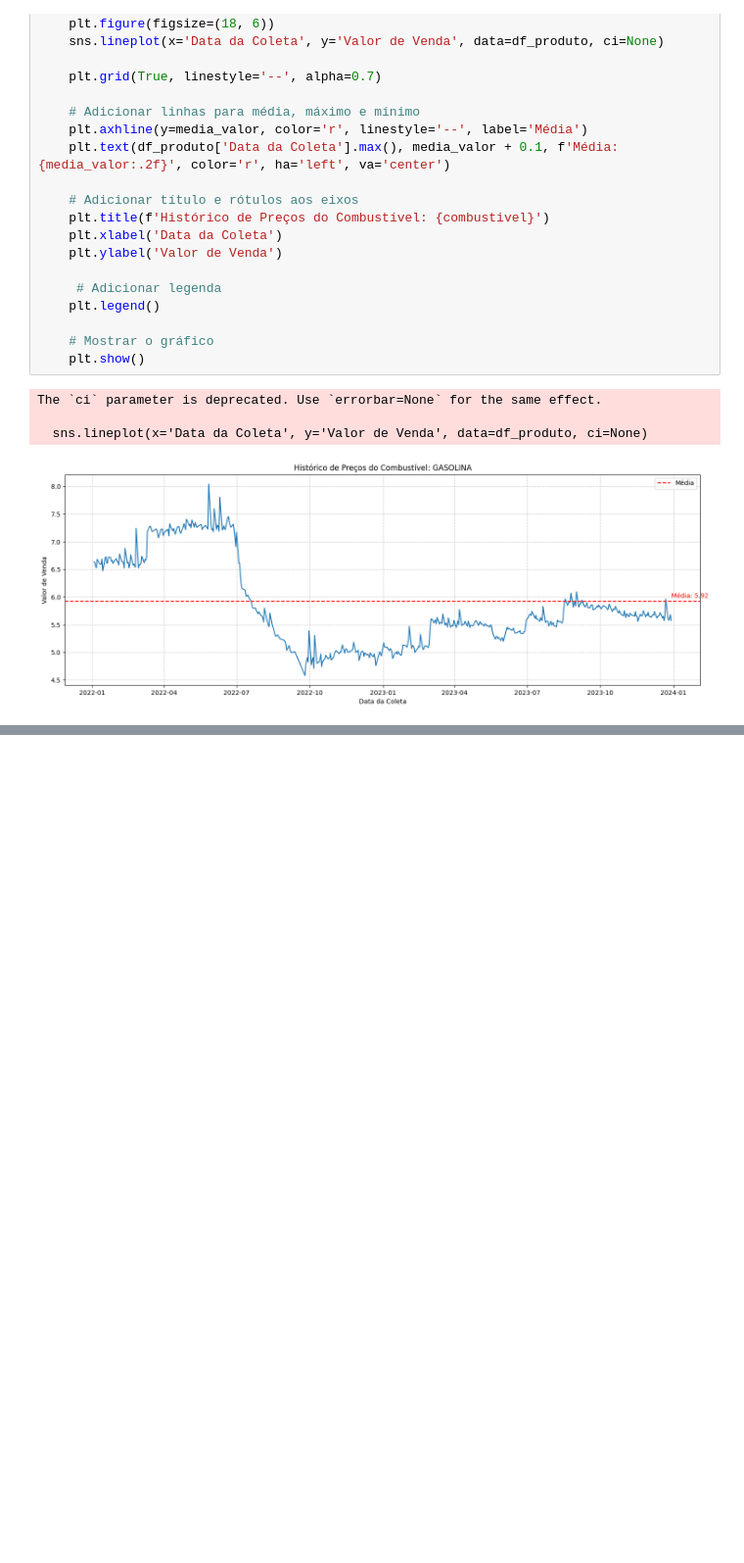
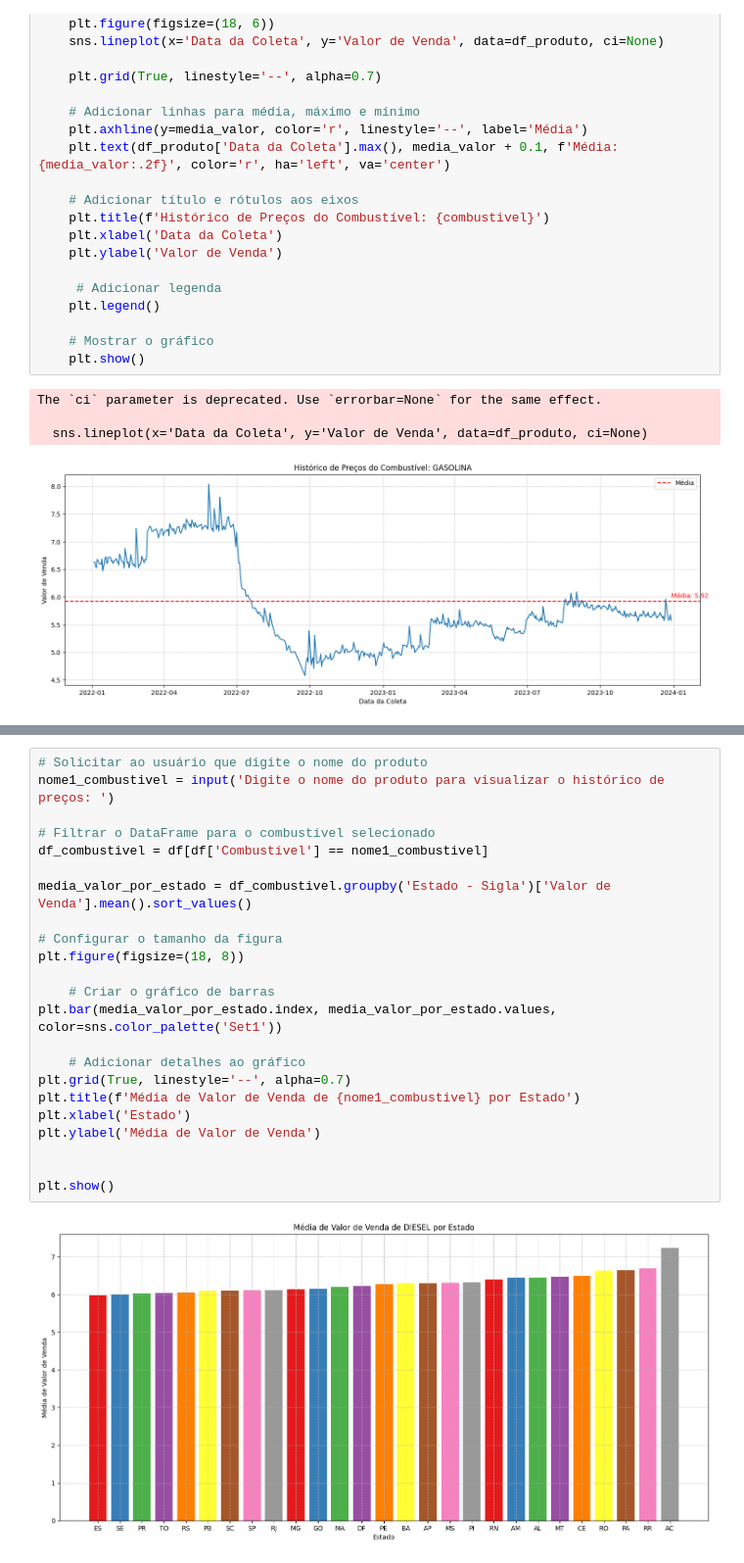
Before and after one commit to luisfernandogbraga/preco_combustivel, a Jupyter notebook: ETL.ipynb, the cells around one changed output, grey strips where cells are left out. Shown: that part at 98% size. Cells and saved outputs as stored; diff of their text form; blank space fills up the shorter version.

```diff
--- a/ETL.ipynb
+++ b/ETL.ipynb
@@ -233,0 +224,25 @@ The `ci` parameter is deprecated. Use `errorbar=None` for the same effect.
+# %%
+# Solicitar ao usuário que digite o nome do produto
+nome1_combustivel = input('Digite o nome do produto para visualizar o histórico de preços: ')
+
+# Filtrar o DataFrame para o combustível selecionado
+df_combustivel = df[df['Combustível'] == nome1_combustivel]
+
+media_valor_por_estado = df_combustivel.groupby('Estado - Sigla')['Valor de Venda'].mean().sort_values()
+
+# Configurar o tamanho da figura
+plt.figure(figsize=(18, 8))
+
+    # Criar o gráfico de barras
+plt.bar(media_valor_por_estado.index, media_valor_por_estado.values, color=sns.color_palette('Set1'))
+
+    # Adicionar detalhes ao gráfico
+plt.grid(True, linestyle='--', alpha=0.7)
+plt.title(f'Média de Valor de Venda de {nome1_combustivel} por Estado')
+plt.xlabel('Estado')
+plt.ylabel('Média de Valor de Venda')
+
+
+plt.show()
+# %% [output]
+[figure, added]
```
Also changed, not shown: parts of 5 cells of this notebook.
